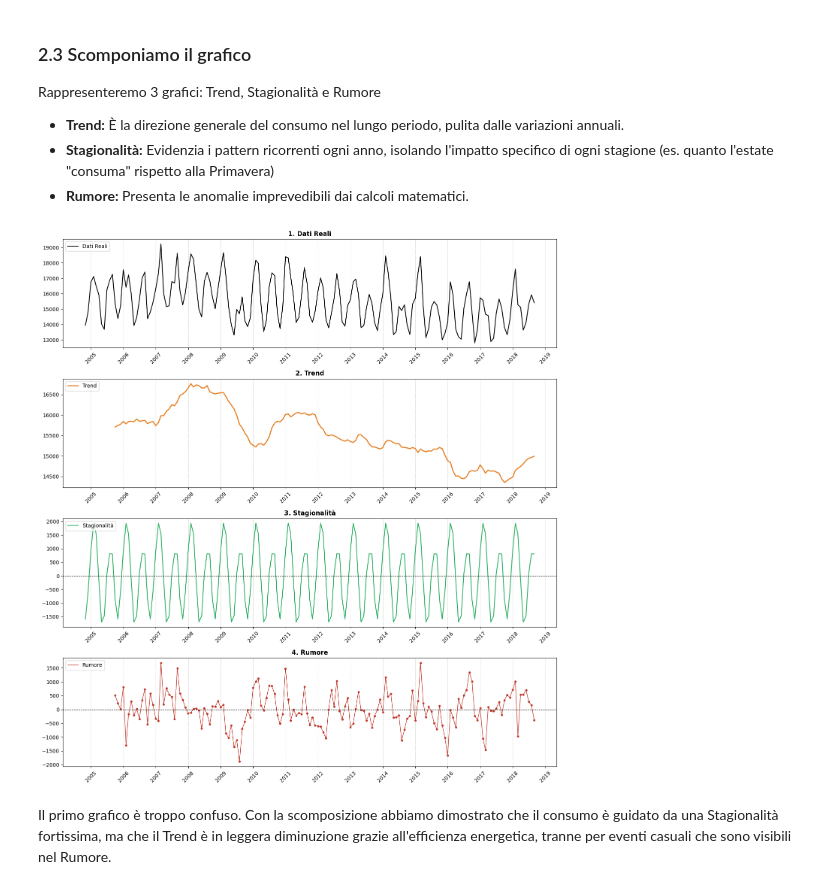
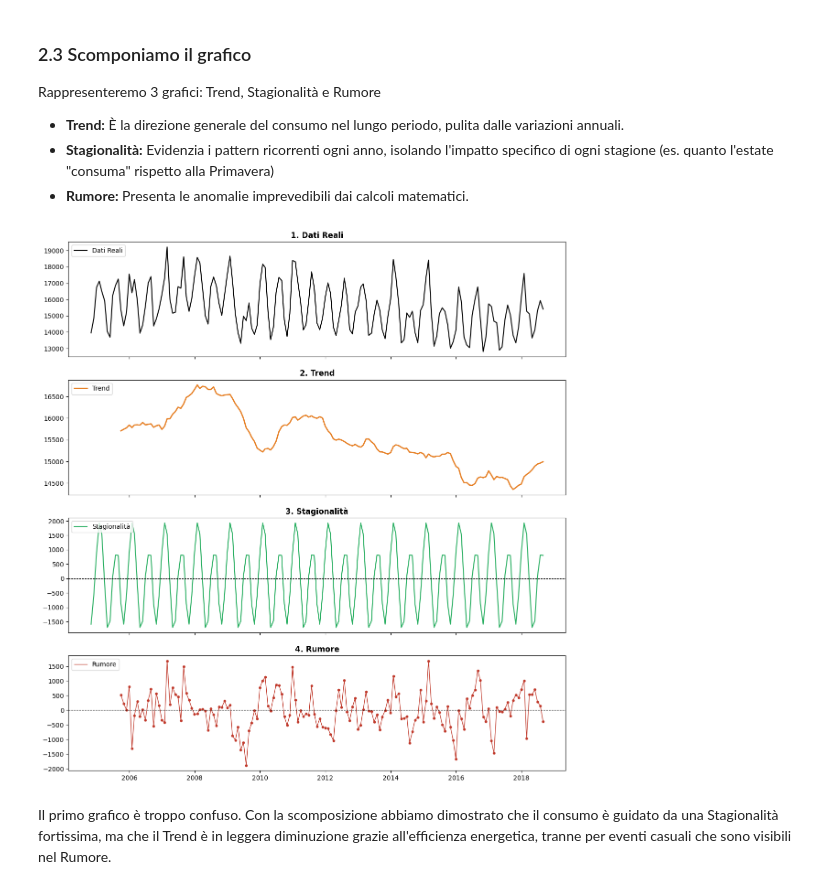
Before and after one commit to reimici/EnergyConsumptionAnalysis, a Jupyter notebook: notebook.ipynb, the cells around one changed output. Saved outputs shown, nothing was run; the diff lists cells and outputs as text; code cells hidden in the pictures.

```diff
--- a/notebook.ipynb
+++ b/notebook.ipynb
@@ -368,7 +334,6 @@ Evidenzia i pattern ricorrenti ogni anno, isolando l'impatto specifico di ogni s
 * **Rumore:**
 Presenta le anomalie imprevedibili dai calcoli matematici.
 # %%
-import matplotlib.dates as mdates
 # Calcolo il TREND
 # Prendo 12 mesi alla volta e ci faccio la media
 trend = df_monthly.rolling(window=12).mean()
@@ -397,49 +362,34 @@ residuo = df_monthly - trend - seasonality
 
 # GRAFICI DELLA SCOMPOSIZIONE
 # Creo una figura con 4 sottografi
 fig, axes = plt.subplots(4, 1, figsize=(14, 15), sharex=True)
 
 # Grafico 1: Dati Reali
 axes[0].plot(df_monthly, label='Dati Reali', color='black')
 axes[0].set_title('1. Dati Reali', fontweight='bold')
 axes[0].legend(loc='upper left')
 
 # Grafico 2: Trend
 axes[1].plot(trend, label='Trend', color='#e67e22', linewidth=2)
 axes[1].set_title('2. Trend', fontweight='bold')
 axes[1].legend(loc='upper left')
 
 # Grafico 3: Stagionalità
 axes[2].plot(seasonality, label='Stagionalità', color='#27ae60')
 axes[2].axhline(0, color='black', linestyle='--', linewidth=0.8)
 axes[2].set_title('3. Stagionalità', fontweight='bold')
 axes[2].legend(loc='upper left')
 
 # Grafico 4: Rumore
 axes[3].plot(residuo, label='Rumore', color='#c0392b', linewidth=1)
 axes[3].scatter(residuo.index, residuo, color='#c0392b', s=10)
 axes[3].axhline(0, color='black', linestyle='--', linewidth=0.8)
 axes[3].set_title('4. Rumore', fontweight='bold')
 axes[3].legend(loc='upper left')
 
-# Gestione delle date sull'asse X per tutti i grafici
-for ax in axes:
-    # Impostiamo un "tick" per ogni anno
-    ax.xaxis.set_major_locator(mdates.YearLocator(1))
-
-    # Formattiamo la data scrivendo solo l'anno
-    ax.xaxis.set_major_formatter(mdates.DateFormatter('%Y'))
-
-    # Forziamo la visualizzazione delle etichette anche nei grafici superiori
-    ax.tick_params(axis='x', which='both', labelbottom=True, rotation=45)
-
-    #  Aggiungiamo una griglia verticale per allineare tutto visivamente
-    ax.grid(True, which='major', axis='x', linestyle='--', alpha=0.5)
-
-plt.tight_layout()
 plt.show()
 # %% [output]
-[figure, old version]
+[figure, new version]
 # %% [markdown]
 Il primo grafico è troppo confuso. Con la scomposizione abbiamo dimostrato che il consumo è guidato da una Stagionalità fortissima, ma che il Trend è in leggera diminuzione grazie all'efficienza energetica, tranne per eventi casuali che sono visibili nel Rumore.
 # %% [markdown]
```
Also changed, not shown: parts of 7 cells of this notebook.
